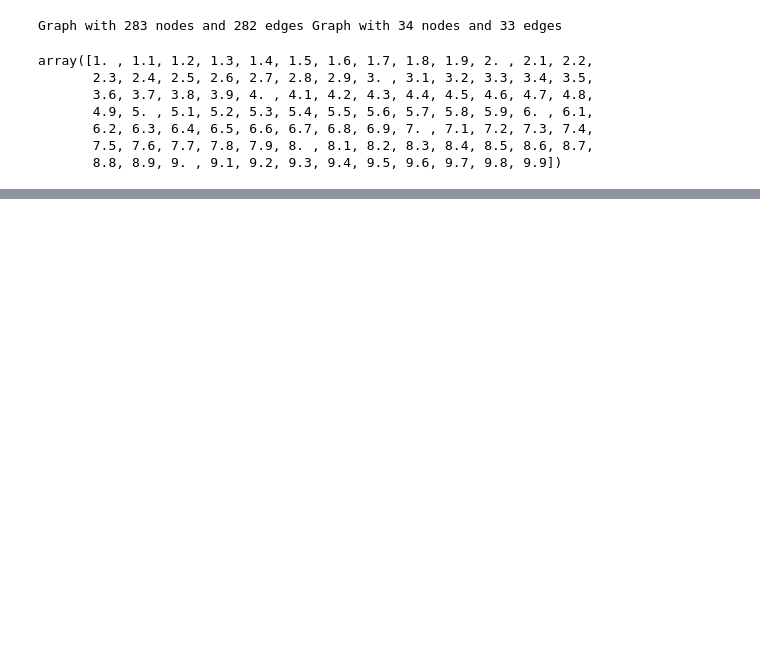
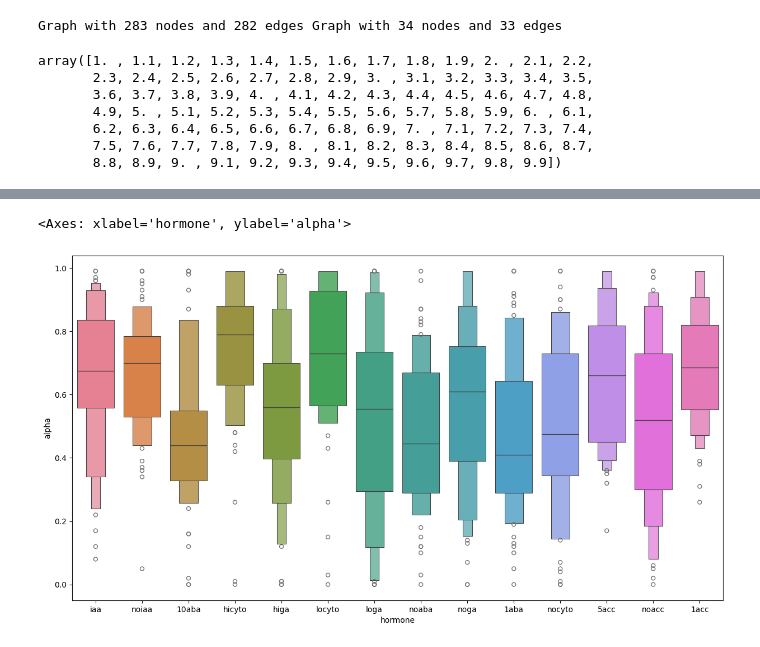
Before and after one commit to arjunc12/Plant-Architecture, a Jupyter notebook: point_similarity.ipynb, the cells around one changed output, grey strips where cells are left out. Saved outputs shown, nothing was run; the diff lists cells and outputs as text; code cells hidden in the pictures; blank space fills up the shorter version.

```diff
--- a/point_similarity.ipynb
+++ b/point_similarity.ipynb
@@ -585,0 +576,3 @@ array([1. , 1.1, 1.2, 1.3, 1.4, 1.5, 1.6, 1.7, 1.8, 1.9, 2. , 2.1, 2.2,
+# %%
+point_similarity_df = pd.read_csv('%s/point_similarity.csv' % ARCHITECTURE_DIR, skipinitialspace=True)
+point_similarity_df
@@ -585,0 +593,5 @@ array([1. , 1.1, 1.2, 1.3, 1.4, 1.5, 1.6, 1.7, 1.8, 1.9, 2. , 2.1, 2.2,
+# %%
+CONDITIONS = {'S' : 'Salt', 'C': 'Control'}
+metadata_df = pd.read_csv('%s/metadata.csv' % METADATA_DIR, skipinitialspace=True)
+metadata_df['condition'] = metadata_df['condition'].map(CONDITIONS)
+metadata_df
@@ -585,0 +612,3 @@ array([1. , 1.1, 1.2, 1.3, 1.4, 1.5, 1.6, 1.7, 1.8, 1.9, 2. , 2.1, 2.2,
+# %%
+metadata_df = metadata_df[metadata_df['hormone'].notna()]
+metadata_df
@@ -585,0 +629,3 @@ array([1. , 1.1, 1.2, 1.3, 1.4, 1.5, 1.6, 1.7, 1.8, 1.9, 2. , 2.1, 2.2,
+# %%
+arbor_stats_df = pd.merge(point_similarity_df, metadata_df)
+arbor_stats_df
@@ -585,0 +646,6 @@ array([1. , 1.1, 1.2, 1.3, 1.4, 1.5, 1.6, 1.7, 1.8, 1.9, 2. , 2.1, 2.2,
+# %%
+pylab.figure(figsize=(15,8))
+sns.boxenplot(x='hormone', y='alpha', hue="hormone", data = arbor_stats_df)
+# %% [output]
+<Axes: xlabel='hormone', ylabel='alpha'>
+[figure, added]
```
Also changed, not shown: parts of 17 cells of this notebook, 3 other files.
